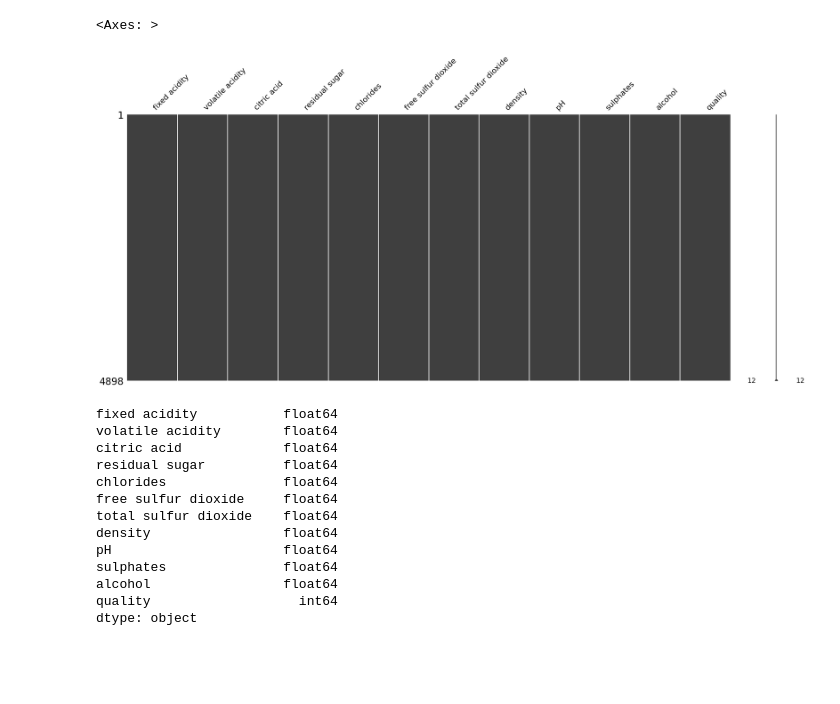
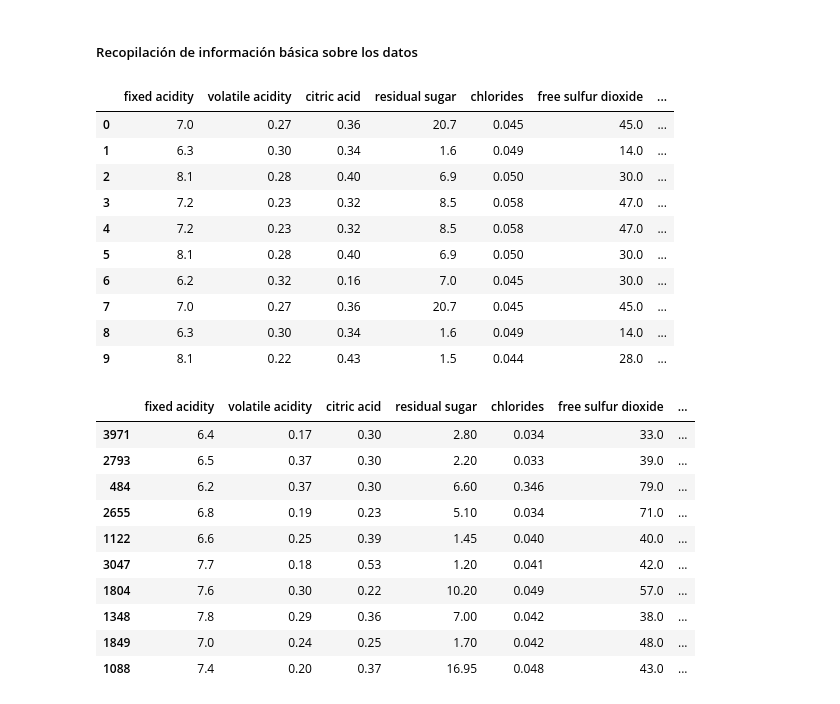
Before and after one commit to Gaddran/proyecto_final_python, a Jupyter notebook: notebooks/01_Analisis_Exploratorio.ipynb, the cells around one changed output. Cells and saved outputs as stored; diff of their text form; code cells hidden in the pictures; blank space fills up the shorter version.

```diff
--- a/notebooks/01_Analisis_Exploratorio.ipynb
+++ b/notebooks/01_Analisis_Exploratorio.ipynb
@@ -31,2 +39,2 @@ import missingno as msno
 # %%
-df = pd.read_csv("..\\data\\raw\\winequality-white.csv", sep=";")
+df0 = pd.read_csv("..\\data\\raw\\winequality-white.csv", sep=";")
@@ -47,21 +41,34 @@ df.sample(10)
-# %%
-msno.matrix(df)
-# %% [output]
-<Axes: >
-[figure, removed]
-# %%
-df.dtypes
-# %% [output]
-fixed acidity           float64
-volatile acidity        float64
-citric acid             float64
-residual sugar          float64
-chlorides               float64
-free sulfur dioxide     float64
-total sulfur dioxide    float64
-density                 float64
-pH                      float64
-sulphates               float64
-alcohol                 float64
-quality                   int64
-dtype: object
+# %% [markdown]
+##### Recopilación de información básica sobre los datos
+# %%
+# Mostrar las primeras 10 filas de los datos
+
+df0.head(10)
+# %% [output]
+|  | fixed acidity | volatile acidity | citric acid | residual sugar | chlorides | free sulfur dioxide | ... |
+| 0 | 7.0 | 0.27 | 0.36 | 20.7 | 0.045 | 45.0 | ... |
+| 1 | 6.3 | 0.30 | 0.34 | 1.6 | 0.049 | 14.0 | ... |
+| 2 | 8.1 | 0.28 | 0.40 | 6.9 | 0.050 | 30.0 | ... |
+| 3 | 7.2 | 0.23 | 0.32 | 8.5 | 0.058 | 47.0 | ... |
+| 4 | 7.2 | 0.23 | 0.32 | 8.5 | 0.058 | 47.0 | ... |
+| 5 | 8.1 | 0.28 | 0.40 | 6.9 | 0.050 | 30.0 | ... |
+| 6 | 6.2 | 0.32 | 0.16 | 7.0 | 0.045 | 30.0 | ... |
+| 7 | 7.0 | 0.27 | 0.36 | 20.7 | 0.045 | 45.0 | ... |
+| 8 | 6.3 | 0.30 | 0.34 | 1.6 | 0.049 | 14.0 | ... |
+| 9 | 8.1 | 0.22 | 0.43 | 1.5 | 0.044 | 28.0 | ... |
+# %%
+# Mostrar 10 filas aleatorias de los datos
+
+df0.sample(10)
+# %% [output]
+|  | fixed acidity | volatile acidity | citric acid | residual sugar | chlorides | free sulfur dioxide | ... |
+| 3971 | 6.4 | 0.17 | 0.30 | 2.80 | 0.034 | 33.0 | ... |
+| 2793 | 6.5 | 0.37 | 0.30 | 2.20 | 0.033 | 39.0 | ... |
+| 484 | 6.2 | 0.37 | 0.30 | 6.60 | 0.346 | 79.0 | ... |
+| 2655 | 6.8 | 0.19 | 0.23 | 5.10 | 0.034 | 71.0 | ... |
+| 1122 | 6.6 | 0.25 | 0.39 | 1.45 | 0.040 | 40.0 | ... |
+| 3047 | 7.7 | 0.18 | 0.53 | 1.20 | 0.041 | 42.0 | ... |
+| 1804 | 7.6 | 0.30 | 0.22 | 10.20 | 0.049 | 57.0 | ... |
+| 1348 | 7.8 | 0.29 | 0.36 | 7.00 | 0.042 | 38.0 | ... |
+| 1849 | 7.0 | 0.24 | 0.25 | 1.70 | 0.042 | 48.0 | ... |
+| 1088 | 7.4 | 0.20 | 0.37 | 16.95 | 0.048 | 43.0 | ... |
```
Also changed, not shown: parts of 9 cells of this notebook, 1 other file.
